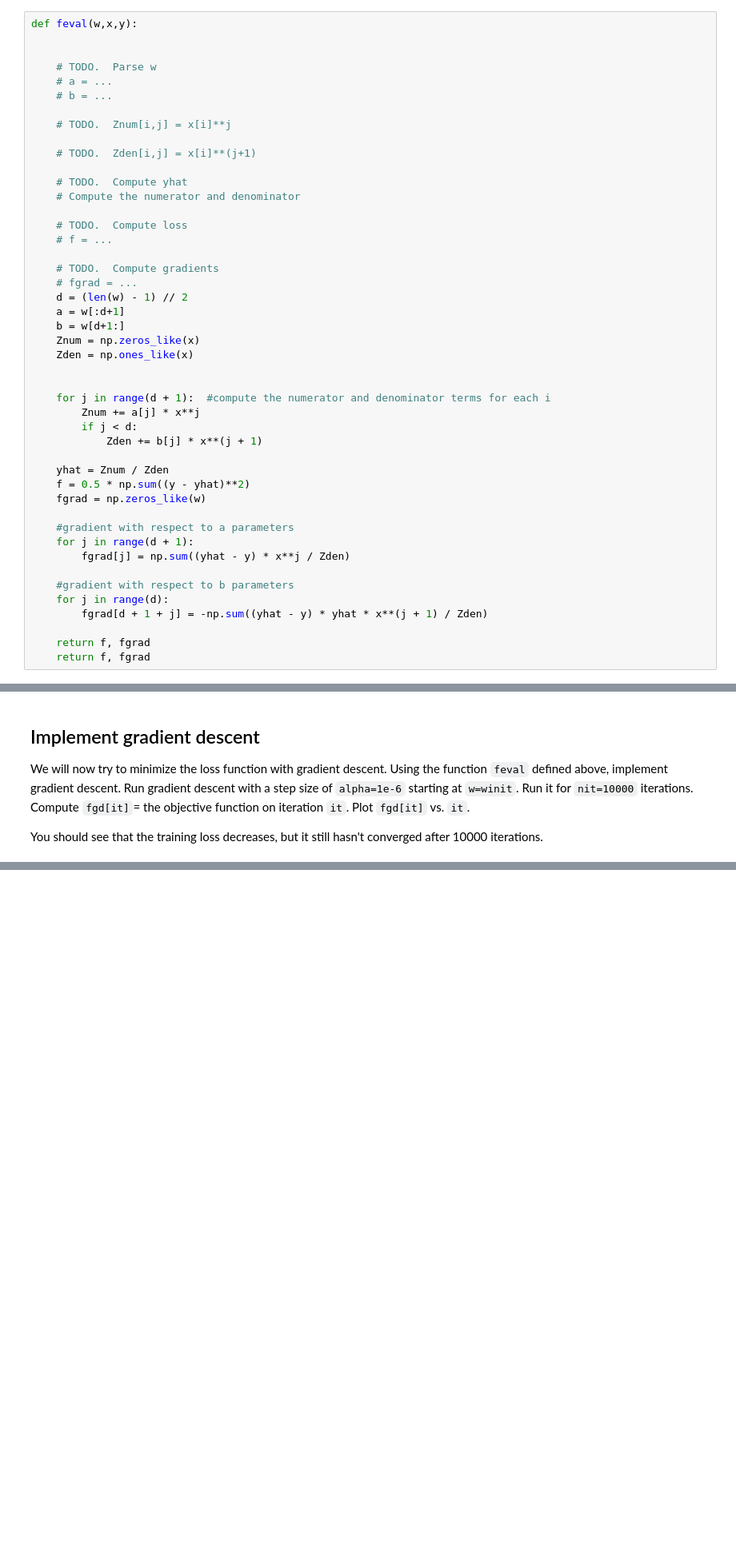
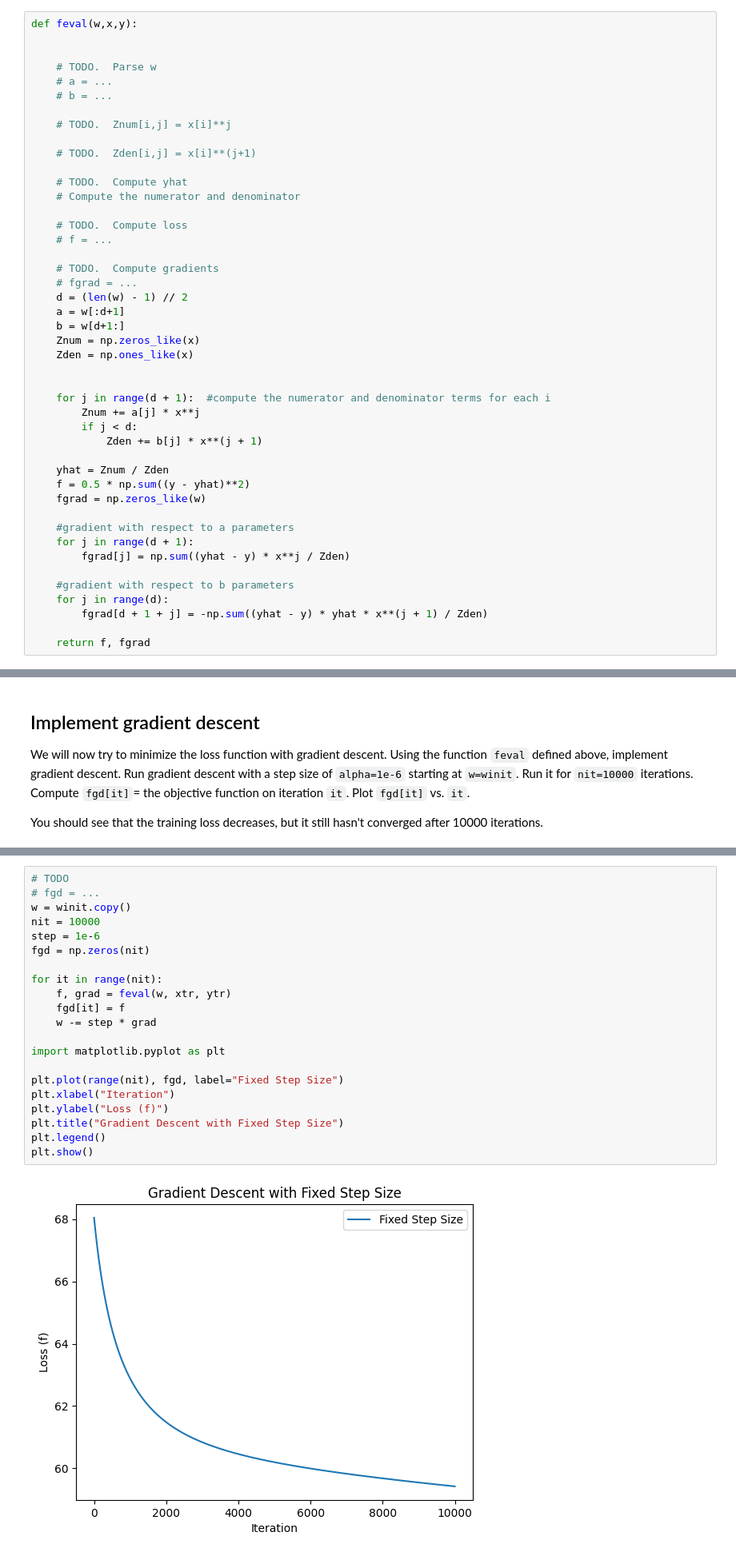
Before and after one commit to dpcarry/introml, a Jupyter notebook: unit07_optim/lab_nlls_partial.ipynb, the cells around one changed output, grey strips where cells are left out. Shown at 80% size. Drawn from its saved outputs; the diff is of its cells as text; blank space fills up the shorter version.

```diff
--- a/unit07_optim/lab_nlls_partial.ipynb
+++ b/unit07_optim/lab_nlls_partial.ipynb
@@ -260,7 +255,6 @@ def feval(w,x,y):
         fgrad[d + 1 + j] = -np.sum((yhat - y) * yhat * x**(j + 1) / Zden)
 
     return f, fgrad
-    return f, fgrad
 # %% [markdown]
 Test the gradient function:
 * Take `w0=winit` and compute `f0,fgrad0 = feval(w0,xtr,ytr)`
@@ -282,2 +299,25 @@ step = 1e-6
+# %%
+# TODO
+# fgd = ...
+w = winit.copy()
+nit = 10000
+step = 1e-6
+fgd = np.zeros(nit)
+
+for it in range(nit):
+    f, grad = feval(w, xtr, ytr)
+    fgd[it] = f
+    w -= step * grad
+
+import matplotlib.pyplot as plt
+
+plt.plot(range(nit), fgd, label="Fixed Step Size")
+plt.xlabel("Iteration")
+plt.ylabel("Loss (f)")
+plt.title("Gradient Descent with Fixed Step Size")
+plt.legend()
+plt.show()
+# %% [output]
+[figure, added]
 # %% [markdown]
 Now, try to get a faster convergence with adaptive step-size using the Armijo rule. Implement the gradient descent with adaptive step size.  Let `fadapt[it]` be the loss function on iteration `it`.  Plot `fadapt[it]` and `fgd[it]` vs. `it` on the same graph.  You should see a slight improvement, but not much.
```
Also changed, not shown: parts of 9 cells of this notebook.
